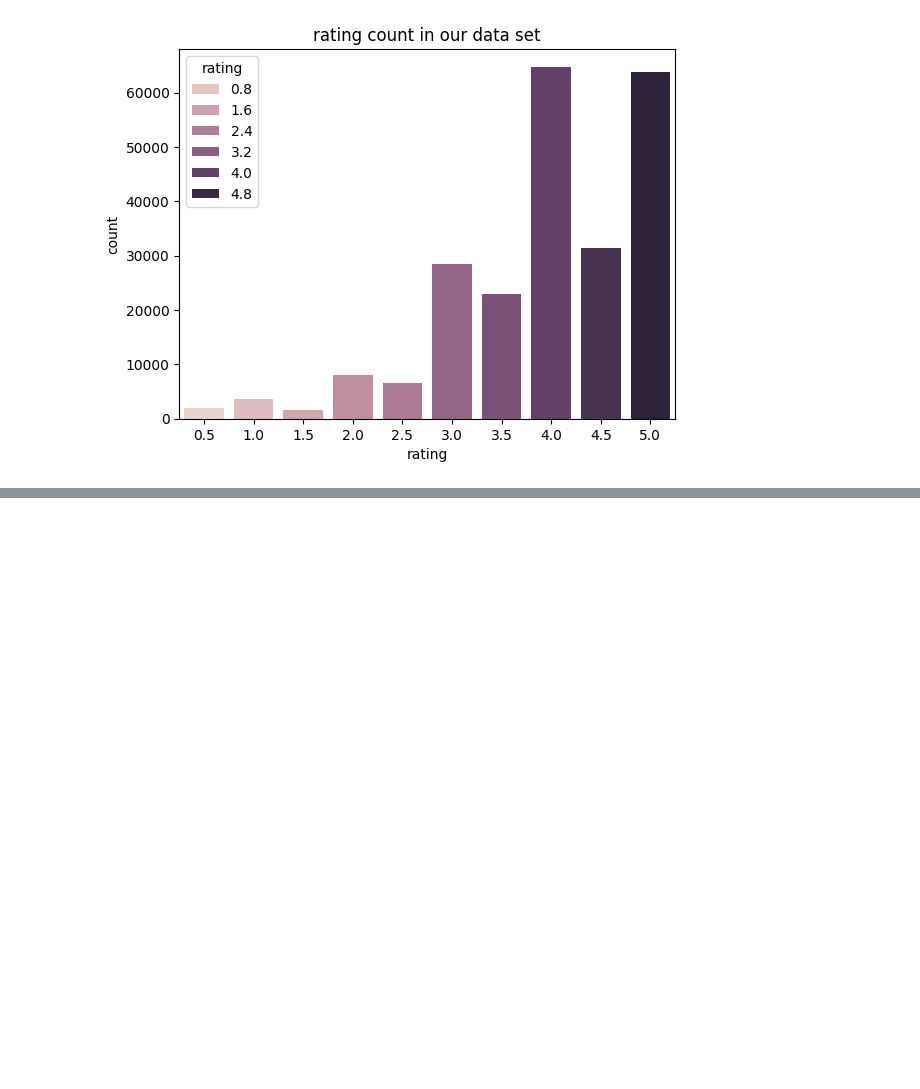
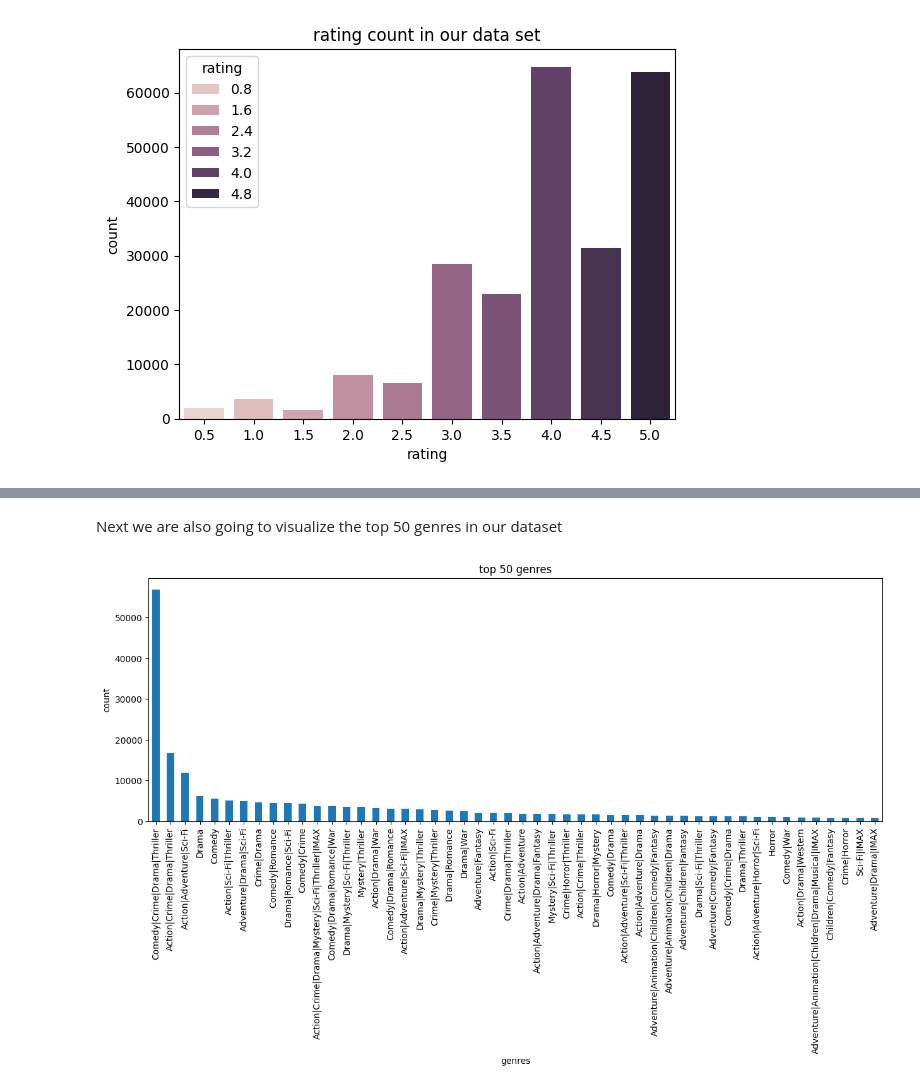
Before and after one commit to mercytegekson/Movie-Recommendation-System-, a Jupyter notebook: index.ipynb, the cells around one changed output, grey strips where cells are left out. Saved outputs shown, nothing was run; the diff lists cells and outputs as text; code cells hidden in the pictures; blank space fills up the shorter version.

```diff
--- a/index.ipynb
+++ b/index.ipynb
@@ -229,0 +246,13 @@ sns_xcount("rating", merged_data)
+# %% [markdown]
+Next we are also going to visualize the top 50 genres in our dataset
+# %%
+tags_to_plot = merged_data["genres"].value_counts().head(50)
+#plotting a barplot using matplotlib
+fig, ax = plt.subplots(figsize = (15,5))
+tags_to_plot.plot(kind = "bar")
+plt.title("top 50 genres")
+plt.xlabel("genres")
+plt.ylabel("count")
+plt.show();
+# %% [output]
+[figure, added]
```
Also changed, not shown: parts of 2 cells of this notebook.
